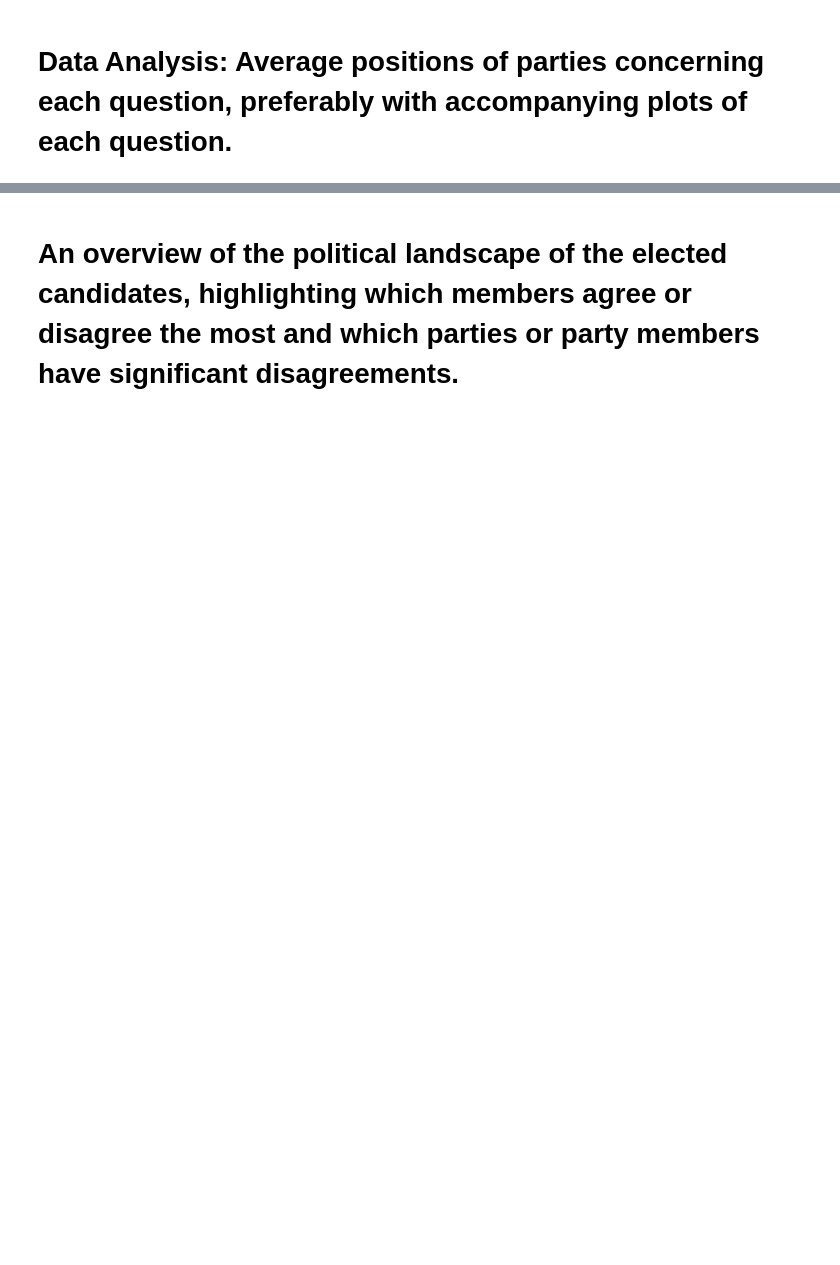
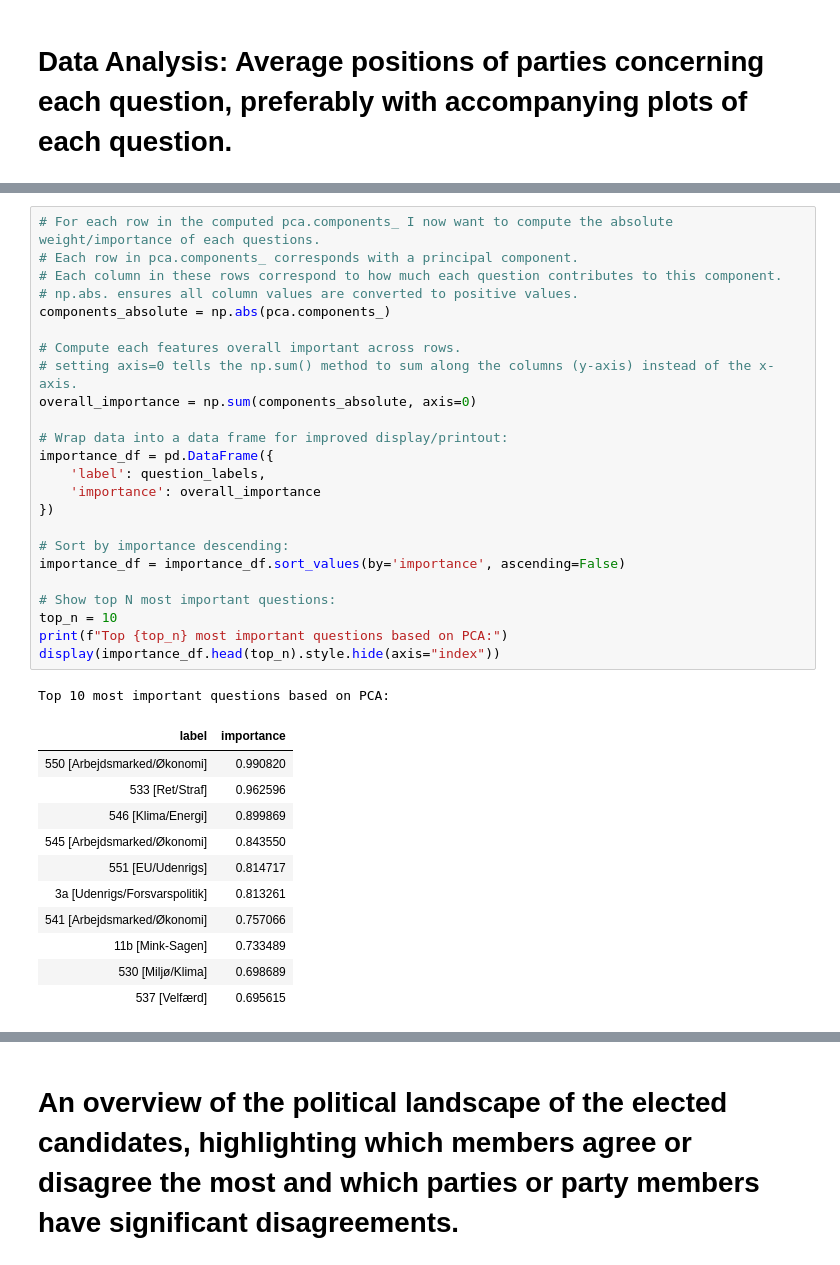
Before and after one commit to Dogmeat2000/MAL1-Python, a Jupyter notebook: Assignment 6/6. Candidate Test 2022 II.ipynb, the cells around one changed output, grey strips where cells are left out. Drawn from its saved outputs; the diff is of its cells as text; blank space fills up the shorter version.

```diff
--- a/Assignment 6/6. Candidate Test 2022 II.ipynb
+++ b/Assignment 6/6. Candidate Test 2022 II.ipynb
@@ -153 +260,38 @@ Candidate Average Responses visualized for each party:
+# %%
+# For each row in the computed pca.components_ I now want to compute the absolute weight/importance of each questions.
+# Each row in pca.components_ corresponds with a principal component.
+# Each column in these rows correspond to how much each question contributes to this component.
+# np.abs. ensures all column values are converted to positive values.
+components_absolute = np.abs(pca.components_)
+
+# Compute each features overall important across rows.
+# setting axis=0 tells the np.sum() method to sum along the columns (y-axis) instead of the x-axis.
+overall_importance = np.sum(components_absolute, axis=0)
+
+# Wrap data into a data frame for improved display/printout:
+importance_df = pd.DataFrame({
+    'label': question_labels,
+    'importance': overall_importance
+})
+
+# Sort by importance descending:
+importance_df = importance_df.sort_values(by='importance', ascending=False)
+
+# Show top N most important questions:
+top_n = 10
+print(f"Top {top_n} most important questions based on PCA:")
+display(importance_df.head(top_n).style.hide(axis="index"))
+# %% [output]
+Top 10 most important questions based on PCA:
+| label | importance |
+| 550 [Arbejdsmarked/Økonomi] | 0.990820 |
+| 533 [Ret/Straf] | 0.962596 |
+| 546 [Klima/Energi] | 0.899869 |
+| 545 [Arbejdsmarked/Økonomi] | 0.843550 |
+| 551 [EU/Udenrigs] | 0.814717 |
+| 3a [Udenrigs/Forsvarspolitik] | 0.813261 |
+| 541 [Arbejdsmarked/Økonomi] | 0.757066 |
+| 11b [Mink-Sagen] | 0.733489 |
+| 530 [Miljø/Klima] | 0.698689 |
+| 537 [Velfærd] | 0.695615 |
 # %% [markdown]
```
Also changed, not shown: parts of 11 cells of this notebook.
